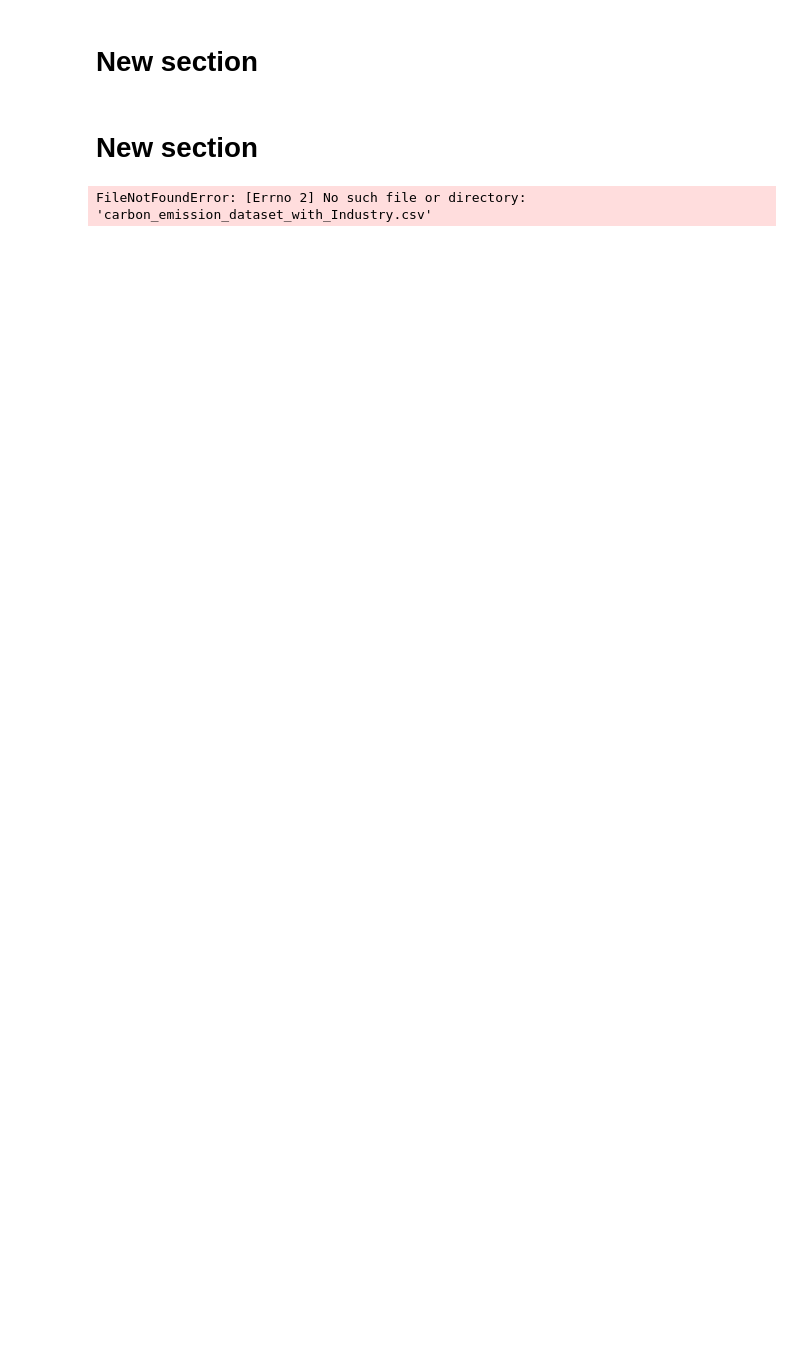
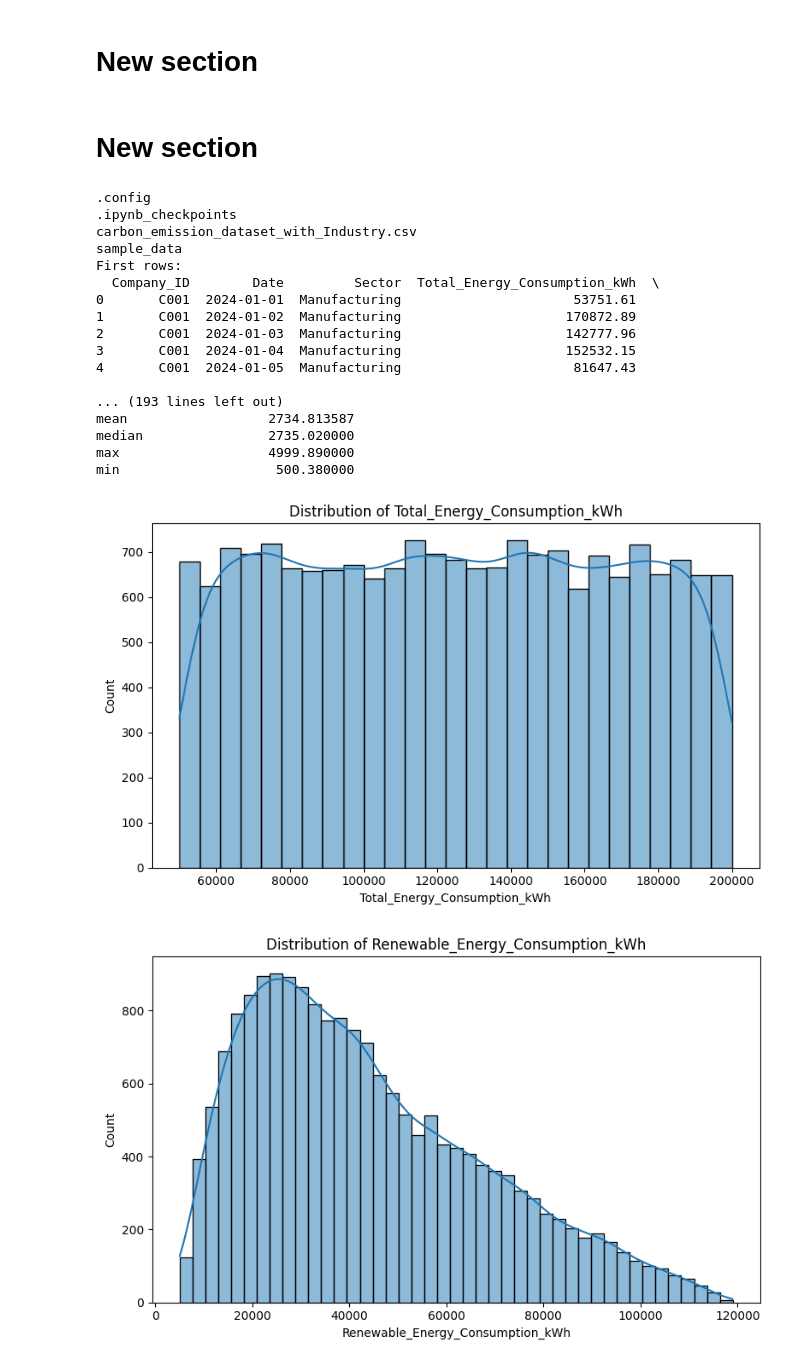
Before and after one commit to maylo7676/Python_Project2, a Jupyter notebook: Copy_of_Welcome_to_Colab.ipynb, the cells around one changed output. Cells and saved outputs as stored; diff of their text form; code cells hidden in the pictures; blank space fills up the shorter version.

```diff
--- a/Copy_of_Welcome_to_Colab.ipynb
+++ b/Copy_of_Welcome_to_Colab.ipynb
@@ -9,7 +9,9 @@ import pandas as pd
 import numpy as np
 import matplotlib.pyplot as plt
 import seaborn as sns
-
+import os
+for f in os.listdir():
+    print(f)
 # ==============================
 # 1. LOAD DATASET
 # ==============================
@@ -185,31 +187,49 @@ from statsmodels.tsa.seasonal import seasonal_decompose
 
 result = seasonal_decompose(
     df['Carbon_Emission_tCO2e_TARGET'].dropna(),
     model='additive',
     period=30
 )
 
 result.plot()
 plt.show()
 
 # ==============================
 # 14. ADVANCED QUESTIONS
 # ==============================
 
 print("\nQ1: Variability (STD):")
 print(df[cols].std())
 
 print("\nQ2: Correlation with Carbon Emissions:")
 print(
     df.corr(numeric_only=True)['Carbon_Emission_tCO2e_TARGET']
     .sort_values(ascending=False)
 )
 
 # ==============================
 # 15. PROJECT CONCLUSION
 # ==============================
 
 print("\nProject Completed Successfully.")
 print("Key insights generated from statistical analysis, visualizations, correlations, and time-series analysis.")
 # %% [output]
-FileNotFoundError: [Errno 2] No such file or directory: 'carbon_emission_dataset_with_Industry.csv'
+.config
+.ipynb_checkpoints
+carbon_emission_dataset_with_Industry.csv
+sample_data
+First rows:
+  Company_ID        Date         Sector  Total_Energy_Consumption_kWh  \
+0       C001  2024-01-01  Manufacturing                      53751.61
+1       C001  2024-01-02  Manufacturing                     170872.89
+2       C001  2024-01-03  Manufacturing                     142777.96
+3       C001  2024-01-04  Manufacturing                     152532.15
+4       C001  2024-01-05  Manufacturing                      81647.43
+
+... (193 lines left out)
+mean                  2734.813587
+median                2735.020000
+max                   4999.890000
+min                    500.380000
+[figure, added]
+[figure, added]
```
Also changed, not shown: parts of 2 cells of this notebook.
